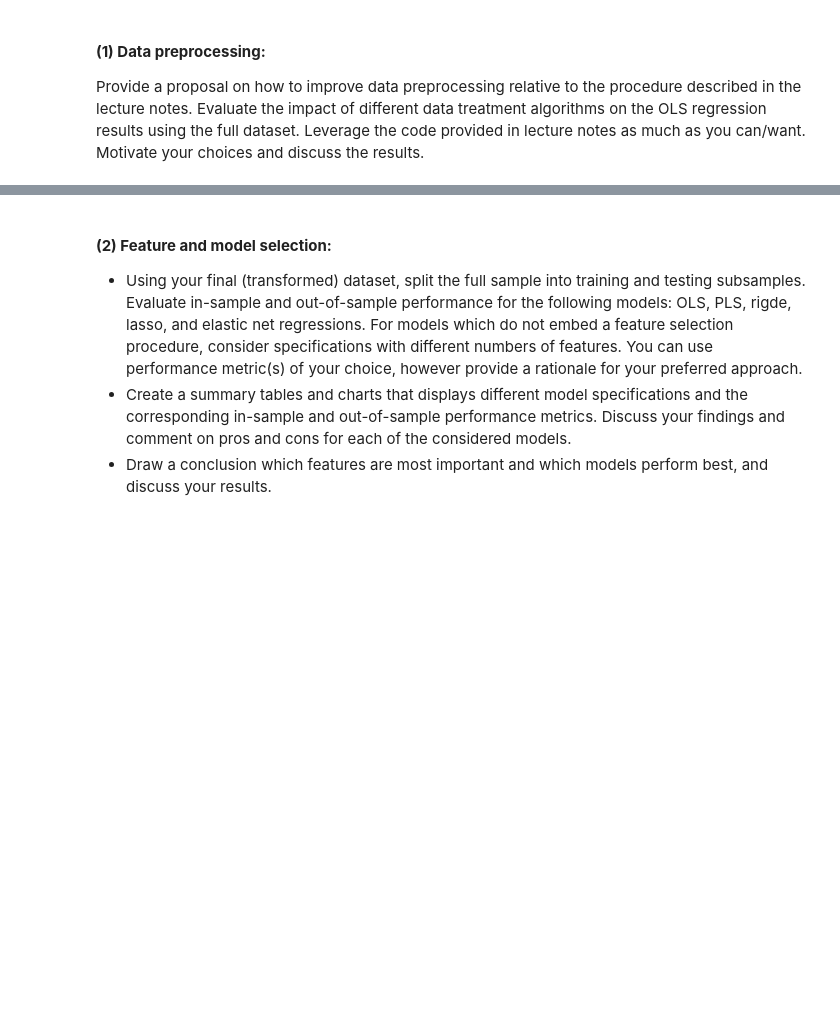
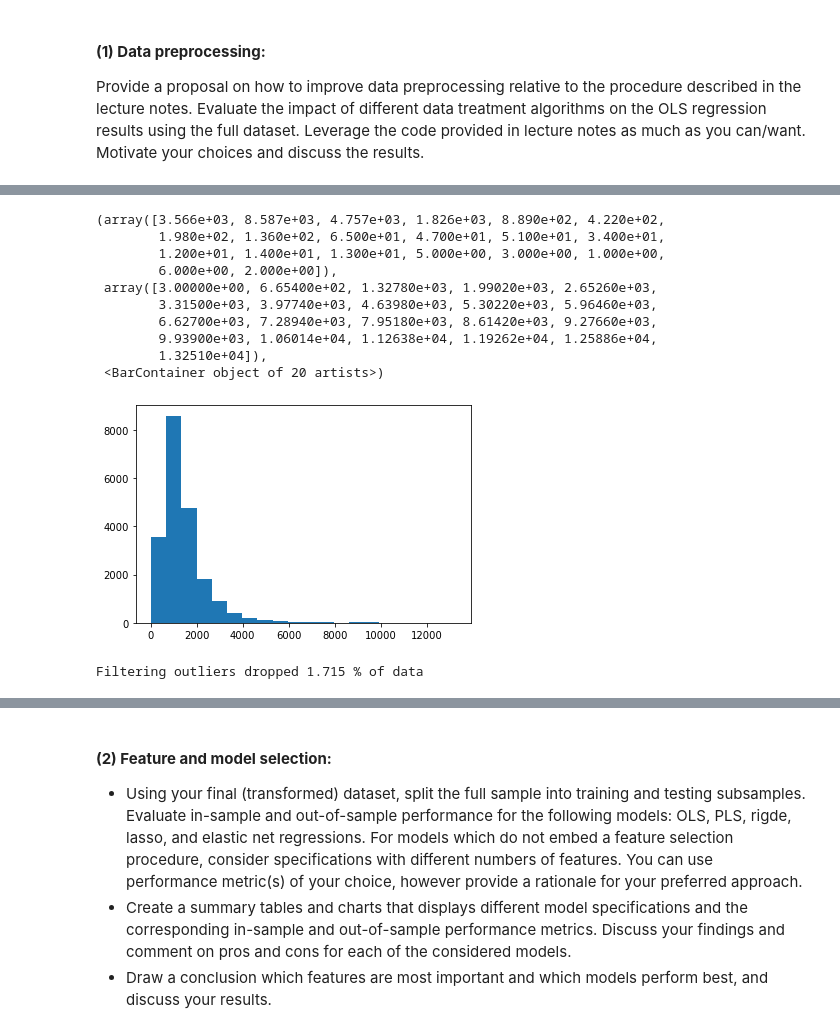
Before and after one commit to brs22/ML-HW-2, a Jupyter notebook: code_new.ipynb, the cells around one changed output, grey strips where cells are left out. Drawn from its saved outputs; the diff is of its cells as text; code cells hidden in the pictures; blank space fills up the shorter version.

```diff
--- a/code_new.ipynb
+++ b/code_new.ipynb
@@ -43,0 +152,31 @@ california_housing = fetch_california_housing()
+# %%
+plt.hist(df_california_housing[df_california_housing.Population<15000].Population, bins=20)
+# %% [output]
+(array([3.566e+03, 8.587e+03, 4.757e+03, 1.826e+03, 8.890e+02, 4.220e+02,
+        1.980e+02, 1.360e+02, 6.500e+01, 4.700e+01, 5.100e+01, 3.400e+01,
+        1.200e+01, 1.400e+01, 1.300e+01, 5.000e+00, 3.000e+00, 1.000e+00,
+        6.000e+00, 2.000e+00]),
+ array([3.00000e+00, 6.65400e+02, 1.32780e+03, 1.99020e+03, 2.65260e+03,
+        3.31500e+03, 3.97740e+03, 4.63980e+03, 5.30220e+03, 5.96460e+03,
+        6.62700e+03, 7.28940e+03, 7.95180e+03, 8.61420e+03, 9.27660e+03,
+        9.93900e+03, 1.06014e+04, 1.12638e+04, 1.19262e+04, 1.25886e+04,
+        1.32510e+04]),
+ <BarContainer object of 20 artists>)
+[figure, added]
+# %%
+# Filter outliers
+# AveRooms 12
+# AveOccup 10
+# AveBedrms 2
+# Population 10_000
+df_california_housing_manual = df_california_housing[(df_california_housing.Population<8_000) &
+(df_california_housing.AveRooms<12) &
+(df_california_housing.AveOccup<8) &
+(df_california_housing.AveBedrms<2).copy() #&
+#(df_california_housing.HouseAge<52) &
+#(df_california_housing.MedHouseVal<5)
+]
+
+print(f"Filtering outliers dropped {round(100*(1-df_california_housing_manual.__len__() / df_california_housing.__len__()),3)} % of data")
+# %% [output]
+Filtering outliers dropped 1.715 % of data
```
Also changed, not shown: parts of 83 cells of this notebook.
